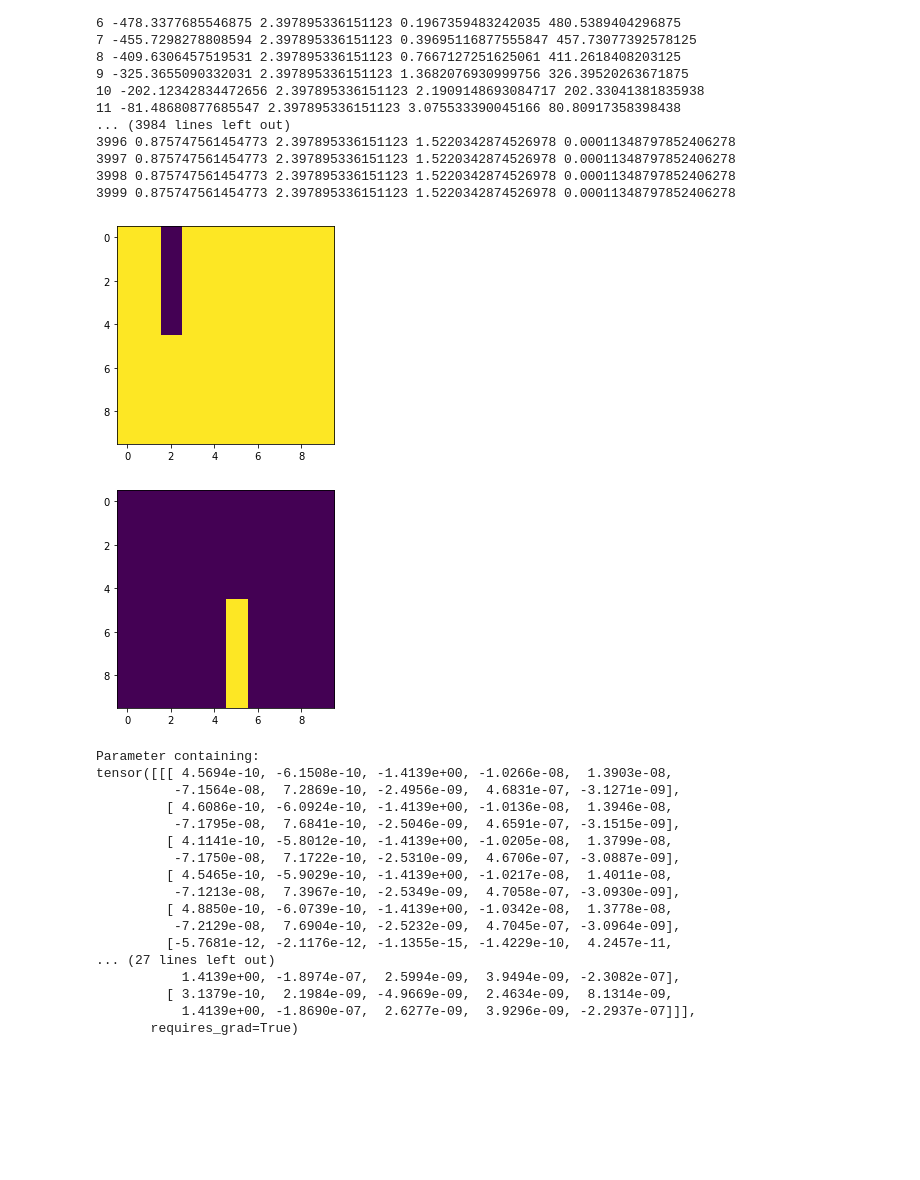
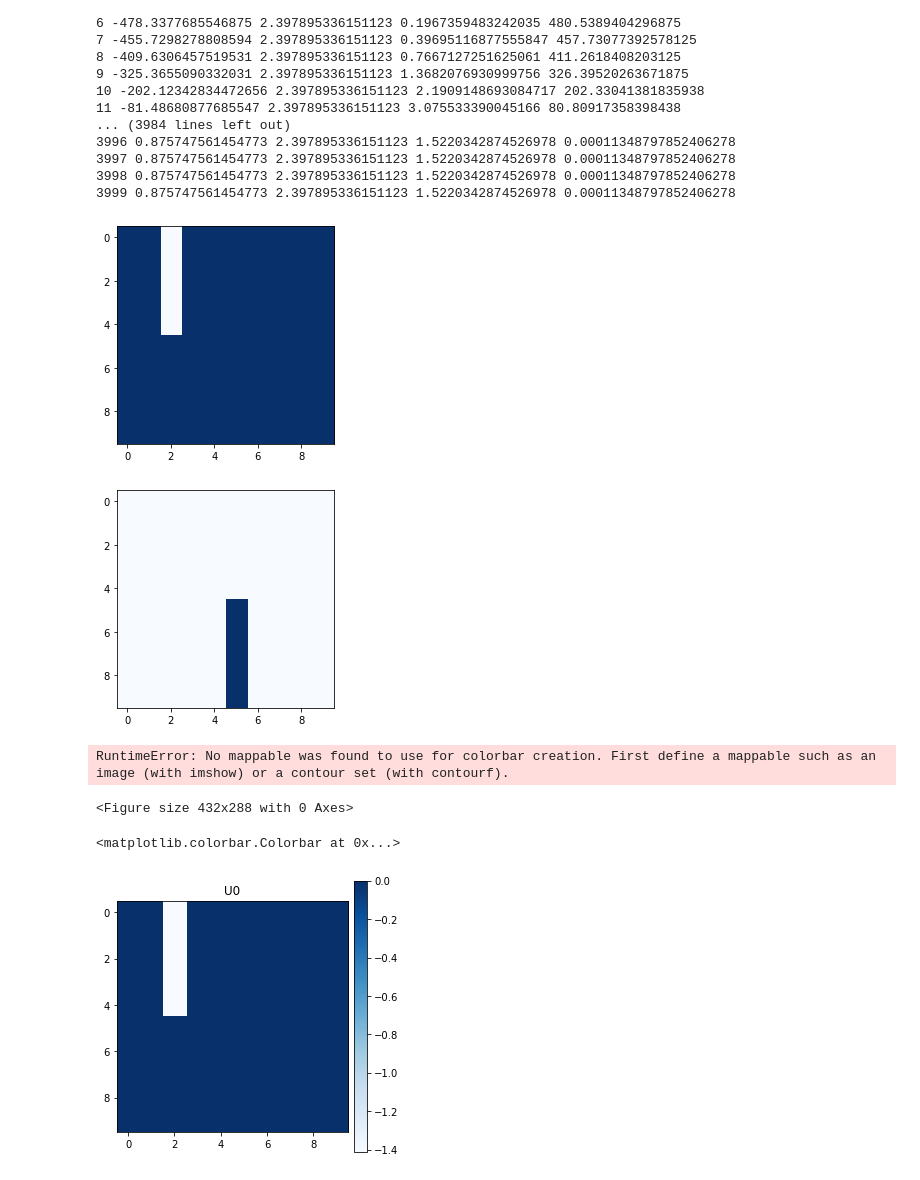
Before and after one commit to kebaek/mcr2, a Jupyter notebook: notebooks/variational-equation9.ipynb, the cells around one changed output. Saved outputs shown, nothing was run; the diff lists cells and outputs as text; code cells hidden in the pictures; blank space fills up the shorter version.

```diff
--- a/notebooks/variational-equation9.ipynb
+++ b/notebooks/variational-equation9.ipynb
@@ -192,26 +196,19 @@ for epoch in range(4000):
 3998 0.875747561454773 2.397895336151123 1.5220342874526978 0.00011348797852406278
 3999 0.875747561454773 2.397895336151123 1.5220342874526978 0.00011348797852406278
 # %%
-plt.imshow(Us[0].detach()); plt.show()
-plt.imshow(Us[1].detach()); plt.show()
-Us
+plt.imshow(Us[0].detach(), cmap='Blues'); plt.show()
+plt.imshow(Us[1].detach(), cmap='Blues'); plt.show()
+plt.colorbar()
 # %% [output]
-[figure, old version]
+[figure, new version]
-[figure, old version]
+[figure, new version]
-Parameter containing:
-tensor([[[ 4.5694e-10, -6.1508e-10, -1.4139e+00, -1.0266e-08,  1.3903e-08,
-          -7.1564e-08,  7.2869e-10, -2.4956e-09,  4.6831e-07, -3.1271e-09],
-         [ 4.6086e-10, -6.0924e-10, -1.4139e+00, -1.0136e-08,  1.3946e-08,
-          -7.1795e-08,  7.6841e-10, -2.5046e-09,  4.6591e-07, -3.1515e-09],
-         [ 4.1141e-10, -5.8012e-10, -1.4139e+00, -1.0205e-08,  1.3799e-08,
-          -7.1750e-08,  7.1722e-10, -2.5310e-09,  4.6706e-07, -3.0887e-09],
-         [ 4.5465e-10, -5.9029e-10, -1.4139e+00, -1.0217e-08,  1.4011e-08,
-          -7.1213e-08,  7.3967e-10, -2.5349e-09,  4.7058e-07, -3.0930e-09],
-         [ 4.8850e-10, -6.0739e-10, -1.4139e+00, -1.0342e-08,  1.3778e-08,
-          -7.2129e-08,  7.6904e-10, -2.5232e-09,  4.7045e-07, -3.0964e-09],
-         [-5.7681e-12, -2.1176e-12, -1.1355e-15, -1.4229e-10,  4.2457e-11,
-... (27 lines left out)
-           1.4139e+00, -1.8974e-07,  2.5994e-09,  3.9494e-09, -2.3082e-07],
-         [ 3.1379e-10,  2.1984e-09, -4.9669e-09,  2.4634e-09,  8.1314e-09,
-           1.4139e+00, -1.8690e-07,  2.6277e-09,  3.9296e-09, -2.2937e-07]]],
-       requires_grad=True)
+RuntimeError: No mappable was found to use for colorbar creation. First define a mappable such as an image (with imshow) or a contour set (with contourf).
+<Figure size 432x288 with 0 Axes>
+# %%
+fig, ax = plt.subplots(figsize=(5, 5))
+im = ax.imshow(Us[0].detach(), cmap='Blues')
+ax.set_title('U0')
+fig.colorbar(im, pad=0.02, drawedges=0)
+# %% [output]
+<matplotlib.colorbar.Colorbar at 0x...>
+[figure, added]
```
Also changed, not shown: parts of 4 cells of this notebook, 5 other files.
